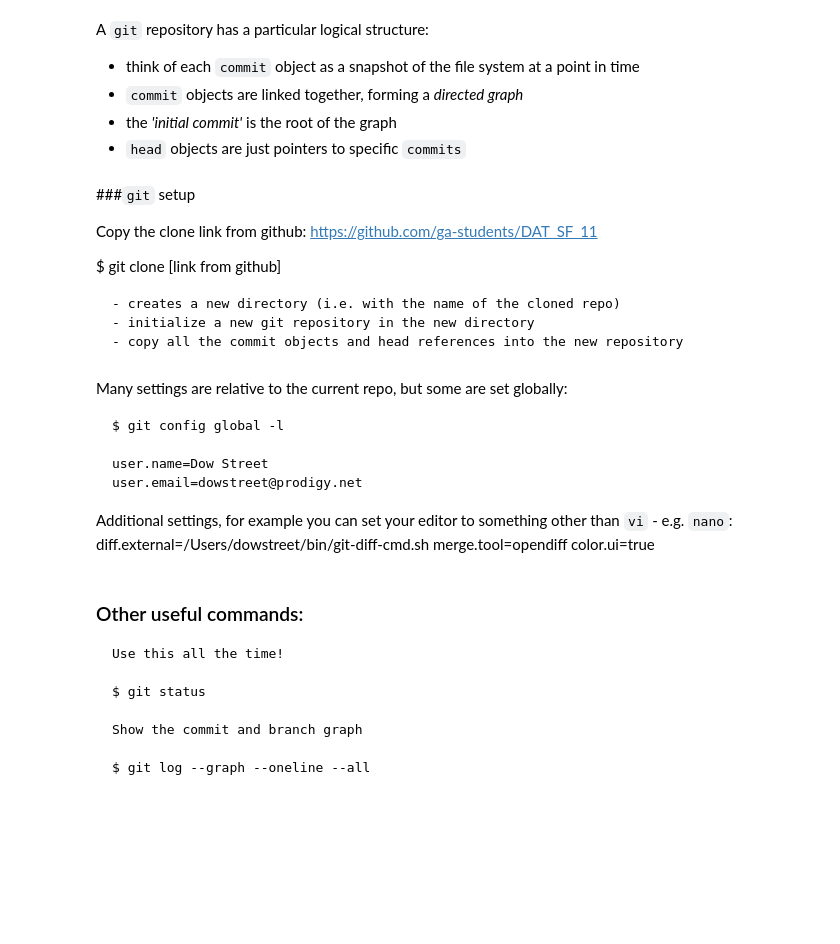
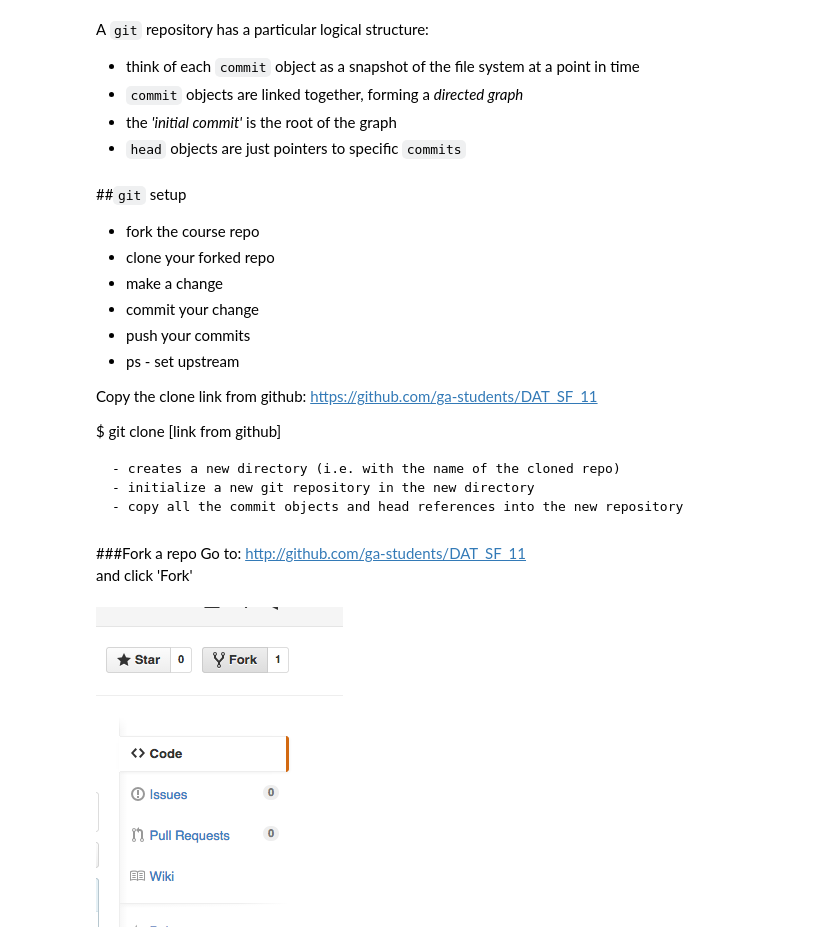
Before and after one commit to three0five/DAT_SF_11, a Jupyter notebook: labs/lab_01/intro_to_git.ipynb, the cells around one changed output. Drawn from its saved outputs; the diff is of its cells as text; code cells hidden in the pictures; blank space fills up the shorter version.

Commit message:
updated git lab, added screenshots, fixed a few typos in ipython lab

```diff
--- a/labs/lab_01/intro_to_git.ipynb
+++ b/labs/lab_01/intro_to_git.ipynb
@@ -36,7 +36,13 @@ A `git` repository has a particular logical structure:
 - the *'initial commit'* is the root of the graph
 - `head` objects are just pointers to specific `commits`
 # %% [markdown]
-###`git` setup
+##`git` setup
+* fork the course repo
+* clone your forked repo
+* make a change
+* commit your change
+* push your commits
+* ps - set upstream
 
 Copy the clone link from github:
 https://github.com/ga-students/DAT_SF_11
@@ -46,26 +52,12 @@ $ git clone [link from github]
     - creates a new directory (i.e. with the name of the cloned repo)
     - initialize a new git repository in the new directory
     - copy all the commit objects and head references into the new repository
-# %% [markdown]
-Many settings are relative to the current repo, but some are set globally:
-
-    $ git config global -l
-
-    user.name=Dow Street
-    user.email=dowstreet@prodigy.net
-
-
-Additional settings, for example you can set your editor to something other than `vi` - e.g. `nano`:
-    diff.external=/Users/dowstreet/bin/git-diff-cmd.sh
-    merge.tool=opendiff
-    color.ui=true
-# %% [markdown]
-### Other useful commands:
-
-    Use this all the time!
-
-    $ git status
-
-    Show the commit and branch graph
-
-    $ git log --graph --oneline --all
+# %% [markdown]
+###Fork a repo
+Go to: http://github.com/ga-students/DAT_SF_11<br>
+and click 'Fork'
+# %%
+from IPython.core.display import Image
+Image("img/Screenshot 2014-11-18 14.47.25.png")
+# %% [output]
+[figure, added]
```
Also changed, not shown: parts of 7 cells of this notebook, 3 other files.
